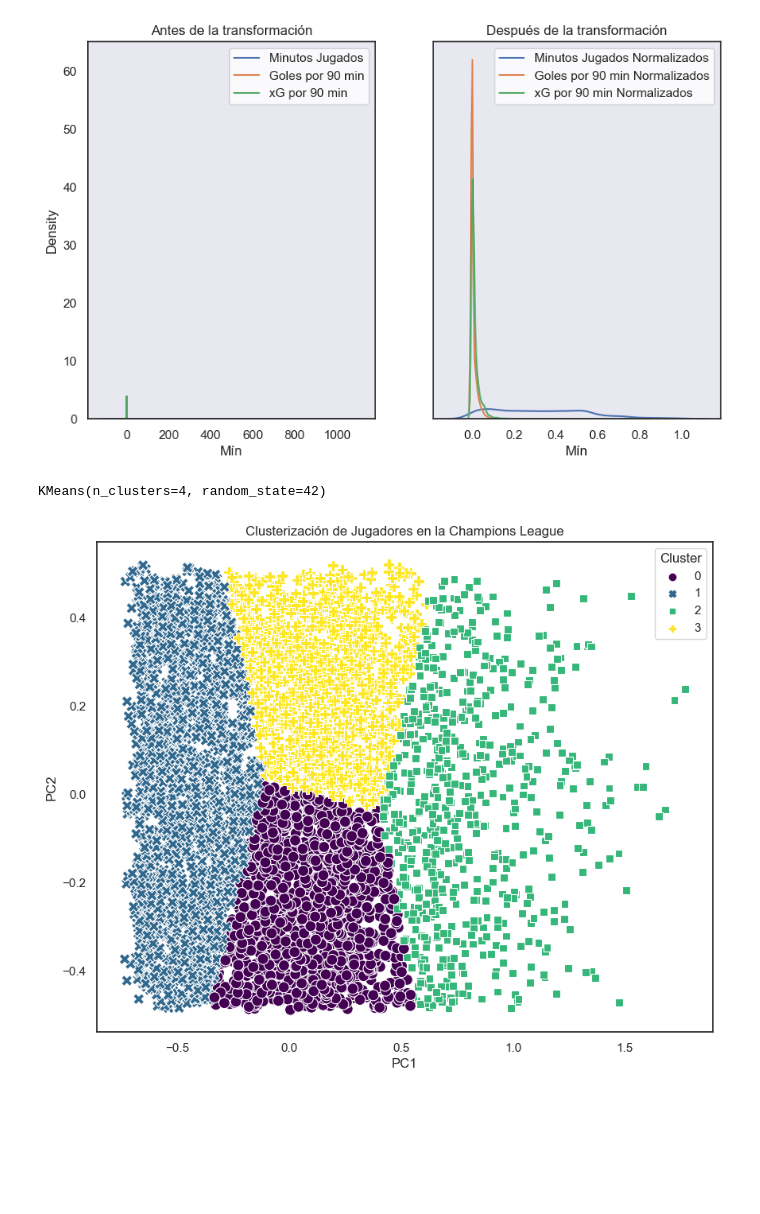
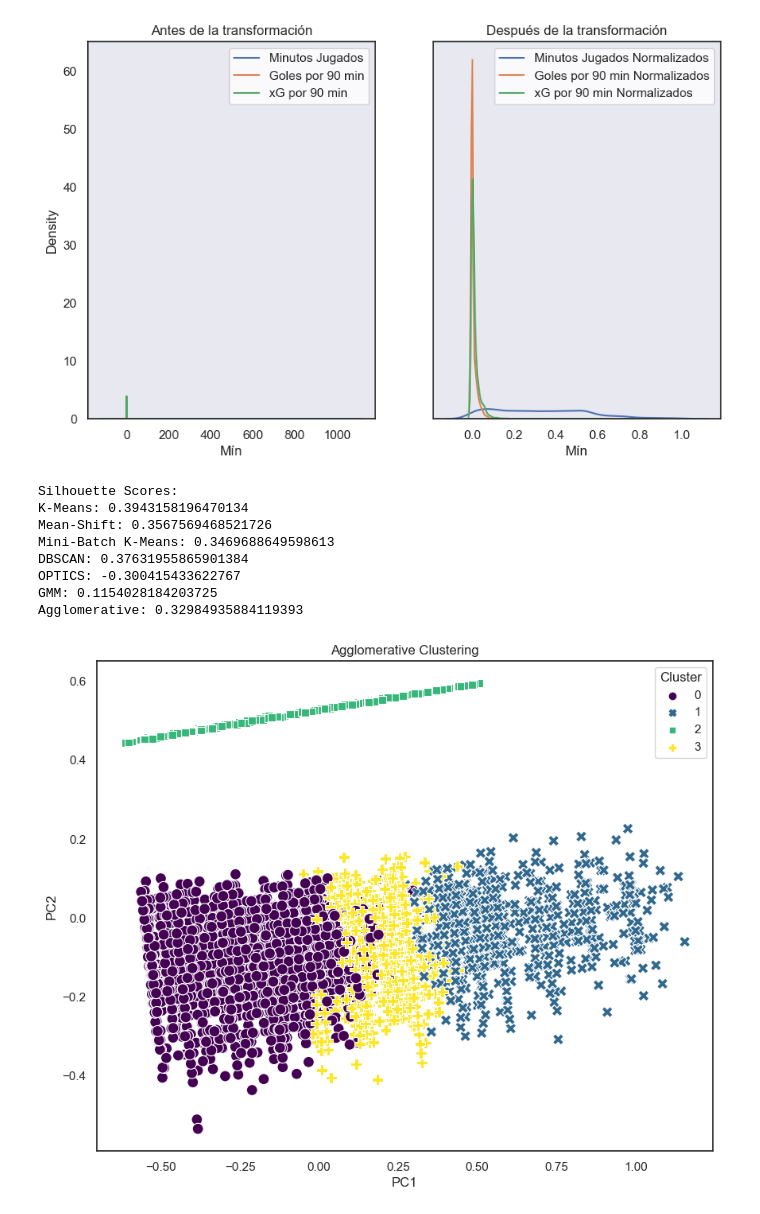
Before and after one commit to albabernal03/UEFA_PREDICCION2.0, a Jupyter notebook: modelos/clustering.ipynb, the cells around one changed output. Cells and saved outputs as stored; diff of their text form; code cells hidden in the pictures; blank space fills up the shorter version.

```diff
--- a/modelos/clustering.ipynb
+++ b/modelos/clustering.ipynb
@@ -128,20 +131,3 @@ plt.show()
 pca = PCA(n_components=2)
 pca_features = pca.fit_transform(X_norm)
 pca_df = pd.DataFrame(data=pca_features, columns=['PC1', 'PC2'])
-# %%
-# Configurar y ajustar K-Means
-kmeans = KMeans(n_clusters=4, random_state=42)
-kmeans.fit(pca_df)
-# %% [output]
-KMeans(n_clusters=4, random_state=42)
-# %%
-# Añadir etiquetas de cluster al DataFrame de PCA
-pca_df['Cluster'] = kmeans.labels_
-
-# Visualizar los clusters (opcional)
-plt.figure(figsize=(10, 8))
-sns.scatterplot(x='PC1', y='PC2', hue='Cluster', data=pca_df, palette='viridis', style='Cluster', s=100)
-plt.title('Clusterización de Jugadores en la Champions League')
-plt.show()
-# %% [output]
-[figure, removed]
@@ -147,0 +166,26 @@ plt.show()
+# %%
+# Visualizar el coeficiente de silueta para cada algoritmo
+print("Silhouette Scores:")
+for name, score in silhouette_scores_dict.items():
+    print(f"{name}: {score}")
+
+# Visualización opcional de los resultados de clustering para uno de los algoritmos
+# Selecciona un algoritmo de clustering para visualizar
+algorithm_name = 'Agglomerative'  # Cambia esto por el nombre del algoritmo que quieres visualizar
+chosen_labels = labels_dict[algorithm_name]
+pca_df['Cluster'] = chosen_labels
+
+plt.figure(figsize=(10, 8))
+sns.scatterplot(x='PC1', y='PC2', hue='Cluster', data=pca_df, palette='viridis', style='Cluster', s=100)
+plt.title(f'{algorithm_name} Clustering')
+plt.show()
+# %% [output]
+Silhouette Scores:
+K-Means: 0.3943158196470134
+Mean-Shift: 0.3567569468521726
+Mini-Batch K-Means: 0.3469688649598613
+DBSCAN: 0.37631955865901384
+OPTICS: -0.300415433622767
+GMM: 0.1154028184203725
+Agglomerative: 0.32984935884119393
+[figure, added]
```
Also changed, not shown: parts of 5 cells of this notebook.
